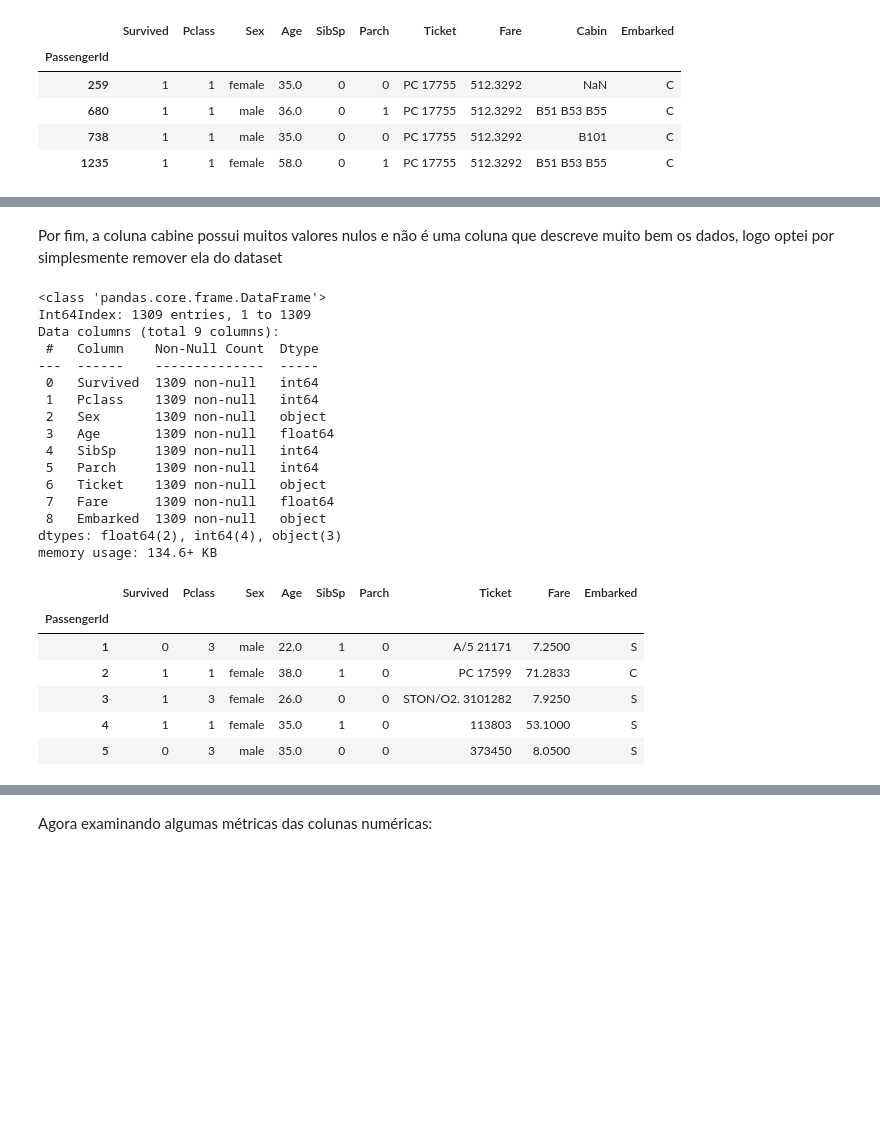
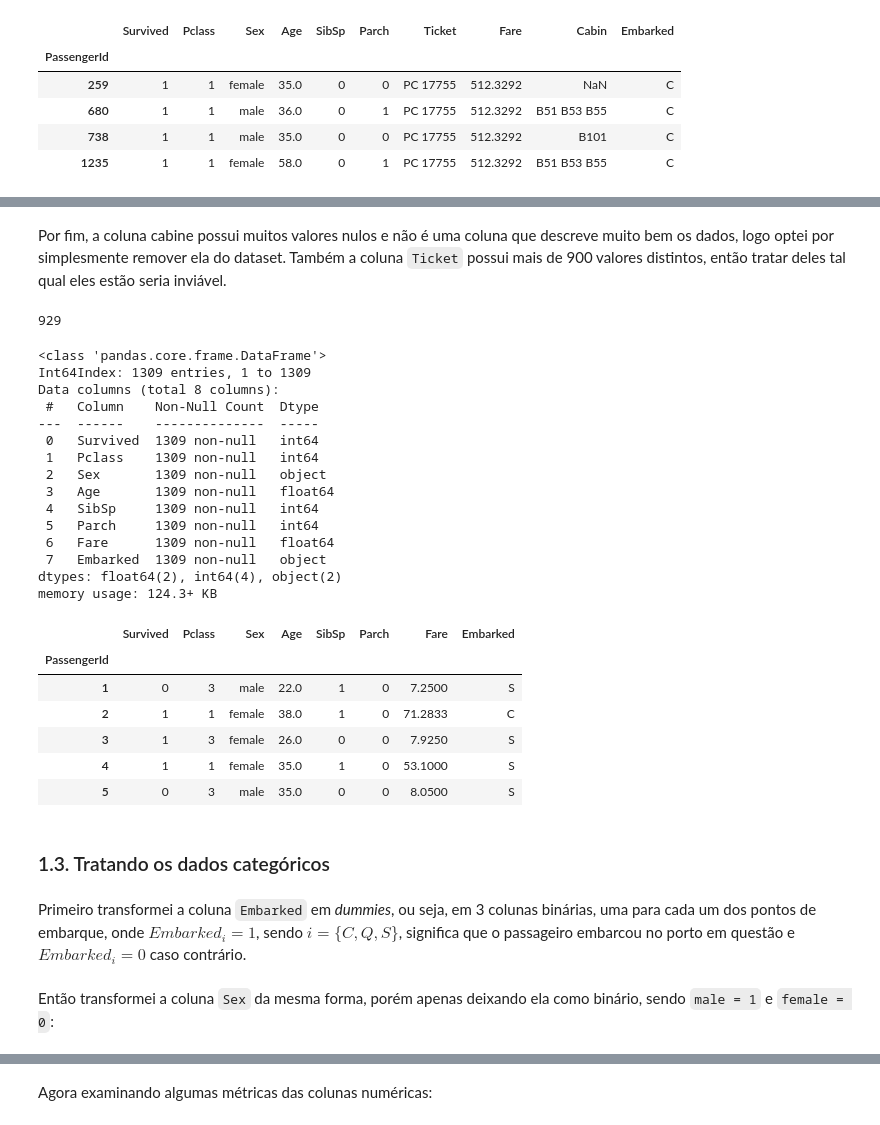
Before and after one commit to GDevigili/machine-learning-coursework, a Jupyter notebook: main.ipynb, the cells around one changed output, grey strips where cells are left out. Cells and saved outputs as stored; diff of their text form; code cells hidden in the pictures; blank space fills up the shorter version.

```diff
--- a/main.ipynb
+++ b/main.ipynb
@@ -140,30 +140,39 @@ sns.boxplot(data = merged_df, x = 'Pclass', y = 'Fare')
 # %% [markdown]
-Por fim, a coluna cabine possui muitos valores nulos e não é uma coluna que descreve muito bem os dados, logo optei por simplesmente remover ela do dataset
+Por fim, a coluna cabine possui muitos valores nulos e não é uma coluna que descreve muito bem os dados, logo optei por simplesmente remover ela do dataset. Também a coluna `Ticket` possui mais de 900 valores distintos, então tratar deles tal qual eles estão seria inviável.
+# %%
+# count the Ticket unique values
+len(merged_df['Ticket'].unique())
+# %% [output]
+929
 # %%
 merged_df = merged_df.drop('Cabin', axis=1)
+merged_df = merged_df.drop('Ticket', axis=1)
 merged_df.info()
 merged_df.head()
 # %% [output]
 <class 'pandas.core.frame.DataFrame'>
 Int64Index: 1309 entries, 1 to 1309
-Data columns (total 9 columns):
+Data columns (total 8 columns):
  #   Column    Non-Null Count  Dtype
 ---  ------    --------------  -----
  0   Survived  1309 non-null   int64
  1   Pclass    1309 non-null   int64
  2   Sex       1309 non-null   object
  3   Age       1309 non-null   float64
  4   SibSp     1309 non-null   int64
  5   Parch     1309 non-null   int64
- 6   Ticket    1309 non-null   object
- 7   Fare      1309 non-null   float64
- 8   Embarked  1309 non-null   object
-dtypes: float64(2), int64(4), object(3)
-memory usage: 134.6+ KB
+ 6   Fare      1309 non-null   float64
+ 7   Embarked  1309 non-null   object
+dtypes: float64(2), int64(4), object(2)
+memory usage: 124.3+ KB
-|  | Survived | Pclass | Sex | Age | SibSp | Parch | Ticket | Fare | Embarked |
-| PassengerId |  |  |  |  |  |  |  |  |  |
-| 1 | 0 | 3 | male | 22.0 | 1 | 0 | A/5 21171 | 7.2500 | S |
-| 2 | 1 | 1 | female | 38.0 | 1 | 0 | PC 17599 | 71.2833 | C |
-| 3 | 1 | 3 | female | 26.0 | 0 | 0 | STON/O2. 3101282 | 7.9250 | S |
-| 4 | 1 | 1 | female | 35.0 | 1 | 0 | 113803 | 53.1000 | S |
-| 5 | 0 | 3 | male | 35.0 | 0 | 0 | 373450 | 8.0500 | S |
+|  | Survived | Pclass | Sex | Age | SibSp | Parch | Fare | Embarked |
+| PassengerId |  |  |  |  |  |  |  |  |
+| 1 | 0 | 3 | male | 22.0 | 1 | 0 | 7.2500 | S |
+| 2 | 1 | 1 | female | 38.0 | 1 | 0 | 71.2833 | C |
+| 3 | 1 | 3 | female | 26.0 | 0 | 0 | 7.9250 | S |
+| 4 | 1 | 1 | female | 35.0 | 1 | 0 | 53.1000 | S |
+| 5 | 0 | 3 | male | 35.0 | 0 | 0 | 8.0500 | S |
+# %% [markdown]
+### 1.3. Tratando os dados categóricos
+# %% [markdown]
+Primeiro transformei a coluna `Embarked` em *dummies*, ou seja, em 3 colunas binárias, uma para cada um dos pontos de embarque, onde $Embarked_i = 1$, sendo $i=\{C, Q, S\}$, significa que o passageiro embarcou no porto em questão e $Embarked_i=0$ caso contrário.
@@ -169,0 +181,2 @@ memory usage: 134.6+ KB
+# %% [markdown]
+Então transformei a coluna `Sex` da mesma forma, porém apenas deixando ela como binário, sendo `male = 1` e `female = 0`:
```
Also changed, not shown: parts of 23 cells of this notebook.
